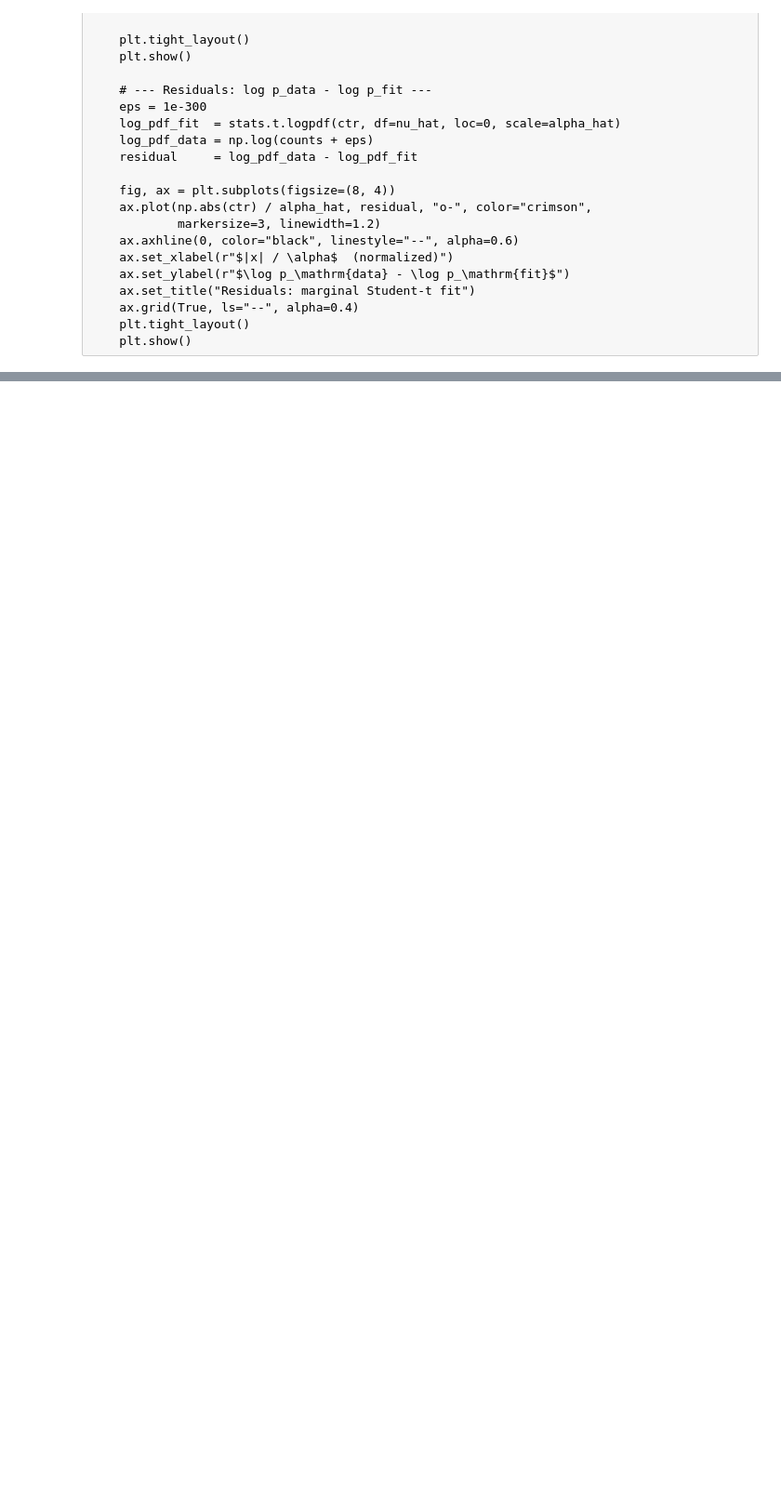
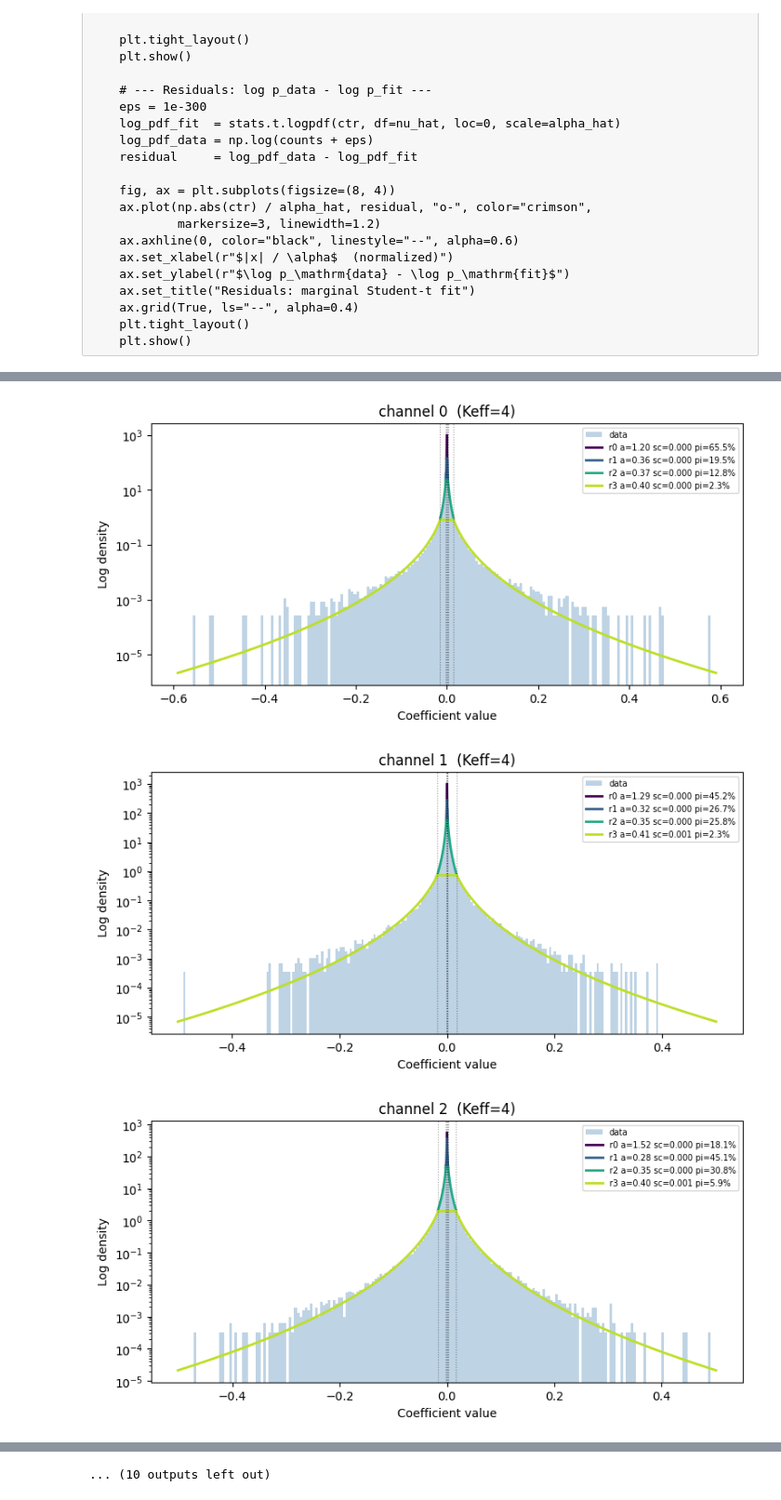
Before and after one commit to zelk-oss/MGD-for-Maximum-Entropy-Generation, a Jupyter notebook: turbulence/compare_scalar_potentials.ipynb, the cells around one changed output, grey strips where cells are left out. Shown at 93% size. Drawn from its saved outputs; the diff is of its cells as text; code cells hidden in the pictures; blank space fills up the shorter version.

```diff
--- a/turbulence/compare_scalar_potentials.ipynb
+++ b/turbulence/compare_scalar_potentials.ipynb
@@ -42,21 +43,26 @@ device: cuda
 J = 7
 Q = 3
 M = 128
-sigma = 1
-nt = 6000
-n1 = 2000
+sigma = 3.5
+nt = 40000
+n1 = 5000
 
 # data preparation
-W = DefineWavelet('Db', m=4, device=device)
+W = DefineWavelet('Db', m=3, device=device)
 
 Data = load_turbulence_1d()
-n_initial = 1024
-Data = split_periodize_reshape(Data, n_initial)
+print(Data.shape)
+
+n1_initial = 1024
+Data = split_periodize_reshape(Data, n1_initial)
+
+B, C, L = Data.shape
+print(Data.shape)
 
 if M == 128:
     scales = 3
 if M == 256:
-    scales = 3
+    scales = 2
 for j in range(scales):
     Data = W.decompose(Data)[1]
 
@@ -289,0 +283,4 @@ plot_wavelet_real_imag_histograms_overlay(x1, results, experiments)
+# %%
+filtersQ = return_Filters(M, J, 3, device=device, include_phi=False)
+model = Scalar_GGD_KRegion(filtersQ)
+model.fit_reference(x1)
@@ -289,0 +310,7 @@ plot_wavelet_real_imag_histograms_overlay(x1, results, experiments)
+# %%
+%matplotlib inline
+model.plot_fit(x1)
+# %% [output]
+[figure, added]
+[figure, added]
+[figure, added]
@@ -289,0 +326 @@ plot_wavelet_real_imag_histograms_overlay(x1, results, experiments)
+... (10 outputs left out)
```
Also changed, not shown: parts of 8 cells of this notebook, 20 other files.
